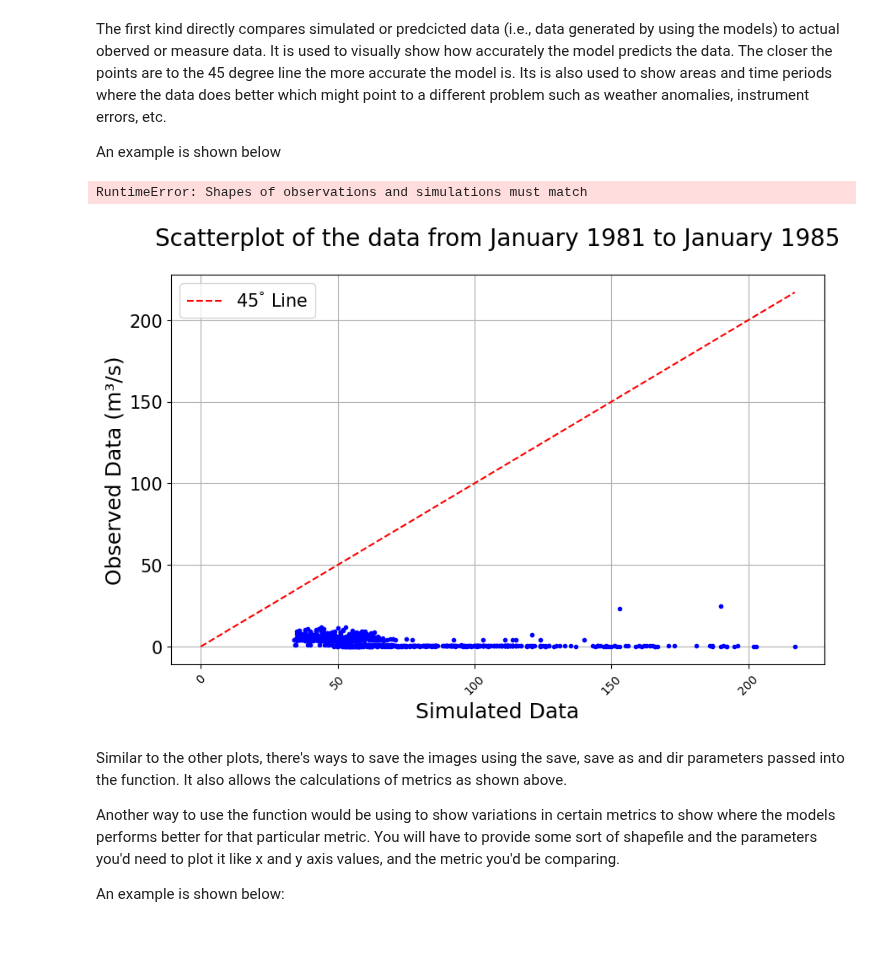
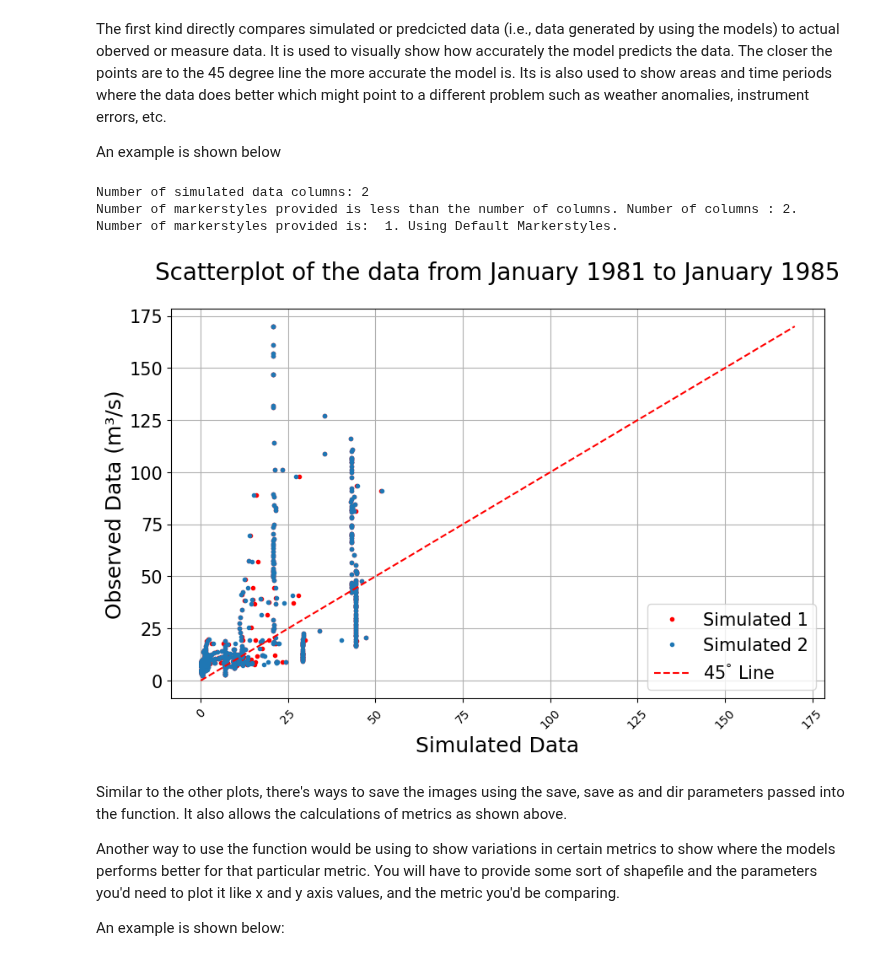
Before and after one commit to UchechukwuUdenze/NHS_PostProcessing, a Jupyter notebook: docs/source/notebooks/tutorial-visualizations.ipynb, the cells around one changed output. Cells and saved outputs as stored; diff of their text form; code cells hidden in the pictures.

Commit message:
Updated scatterplot() to properly handle multimodel evaluation

```diff
--- a/docs/source/notebooks/tutorial-visualizations.ipynb
+++ b/docs/source/notebooks/tutorial-visualizations.ipynb
@@ -237,18 +239,19 @@ The first kind directly compares simulated or predcicted data (i.e., data genera
 
 An example is shown below
 # %%
-visuals.scatter(merged_df = DATAFRAMES['DF_MERGED']['1981-01-01':'1985-01-31'].iloc[:, [26, 27, 28]],
+visuals.scatter(merged_df = DATAFRAMES['DF_MERGED']['1981-01-01':'1985-01-31'].iloc[:, [0, 1, 2]],
                grid = True,
                labels = ("Simulated Data", "Observed Data"),
-               markerstyle = 'b.',
+               markerstyle = ['r.'],
                title = "Scatterplot of the data from January 1981 to January 1985",
                line45 = True,
-               metrices = ['KGE', 'RMSE'],
+#                metrices = ['KGE', 'RMSE'],
 #                save = True,
                )
 # %% [output]
-RuntimeError: Shapes of observations and simulations must match
+Number of simulated data columns: 2
+Number of markerstyles provided is less than the number of columns. Number of columns : 2. Number of markerstyles provided is:  1. Using Default Markerstyles.
-[figure, old version]
+[figure, new version]
 # %% [markdown]
 Similar to the other plots, there's ways to save the images using the save, save as and dir parameters passed into the function. It also allows the calculations of metrics as shown above.
 
```
Also changed, not shown: parts of 16 cells of this notebook, 1 other file.
